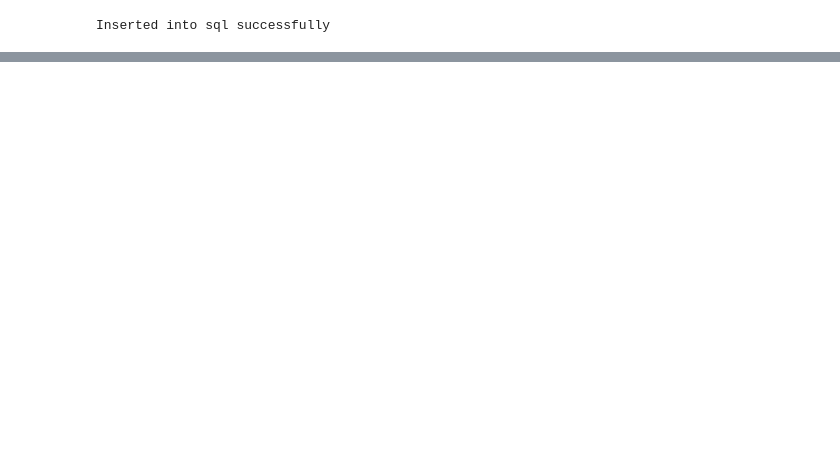
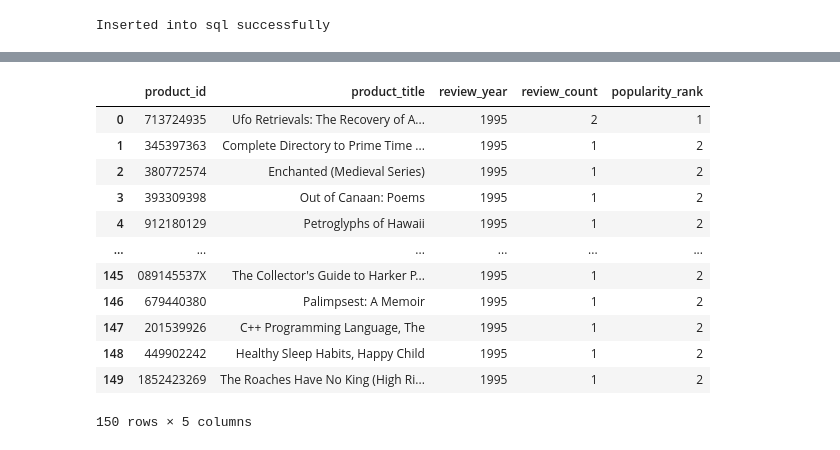
Before and after one commit to Ramprasath2000/Data-pipeline-for-Amazon-Customer-Review-Analysis, a Jupyter notebook: amazon_data_sheet.ipynb, the cells around one changed output, grey strips where cells are left out. Saved outputs shown, nothing was run; the diff lists cells and outputs as text; code cells hidden in the pictures; blank space fills up the shorter version.

```diff
--- a/amazon_data_sheet.ipynb
+++ b/amazon_data_sheet.ipynb
@@ -221,0 +395,46 @@ display(top_products_df)
+# %%
+# Task: Identify the most reviewed products per year.
+# Outcome: Identify product popularity trends over time.
+from sqlalchemy import text
+query = text("""
+WITH yearly_counts AS (
+    SELECT
+        product_id,
+        product_title,
+        YEAR(review_date) AS review_year,
+        COUNT(*) AS review_count
+    FROM product_reviews
+    GROUP BY product_id, product_title, YEAR(review_date)
+)
+SELECT
+    product_id,
+    product_title,
+    review_year,
+    review_count,
+    RANK() OVER (PARTITION BY review_year ORDER BY review_count DESC) AS popularity_rank
+FROM yearly_counts
+ORDER BY review_year DESC, popularity_rank ASC;
+    """)
+
+# SELECT
+#     employee_name,
+#     salary,
+#     RANK() OVER (ORDER BY salary DESC) as salary_rank
+# FROM employees;
+
+most_reviewed_products_df = pd.read_sql(query, engine)
+display(most_reviewed_products_df)
+# %% [output]
+|  | product_id | product_title | review_year | review_count | popularity_rank |
+| 0 | 713724935 | Ufo Retrievals: The Recovery of A... | 1995 | 2 | 1 |
+| 1 | 345397363 | Complete Directory to Prime Time ... | 1995 | 1 | 2 |
+| 2 | 380772574 | Enchanted (Medieval Series) | 1995 | 1 | 2 |
+| 3 | 393309398 | Out of Canaan: Poems | 1995 | 1 | 2 |
+| 4 | 912180129 | Petroglyphs of Hawaii | 1995 | 1 | 2 |
+| ... | ... | ... | ... | ... | ... |
+| 145 | 089145537X | The Collector's Guide to Harker P... | 1995 | 1 | 2 |
+| 146 | 679440380 | Palimpsest: A Memoir | 1995 | 1 | 2 |
+| 147 | 201539926 | C++ Programming Language, The | 1995 | 1 | 2 |
+| 148 | 449902242 | Healthy Sleep Habits, Happy Child | 1995 | 1 | 2 |
+| 149 | 1852423269 | The Roaches Have No King (High Ri... | 1995 | 1 | 2 |
+150 rows × 5 columns
```
Also changed, not shown: parts of 9 cells of this notebook.
